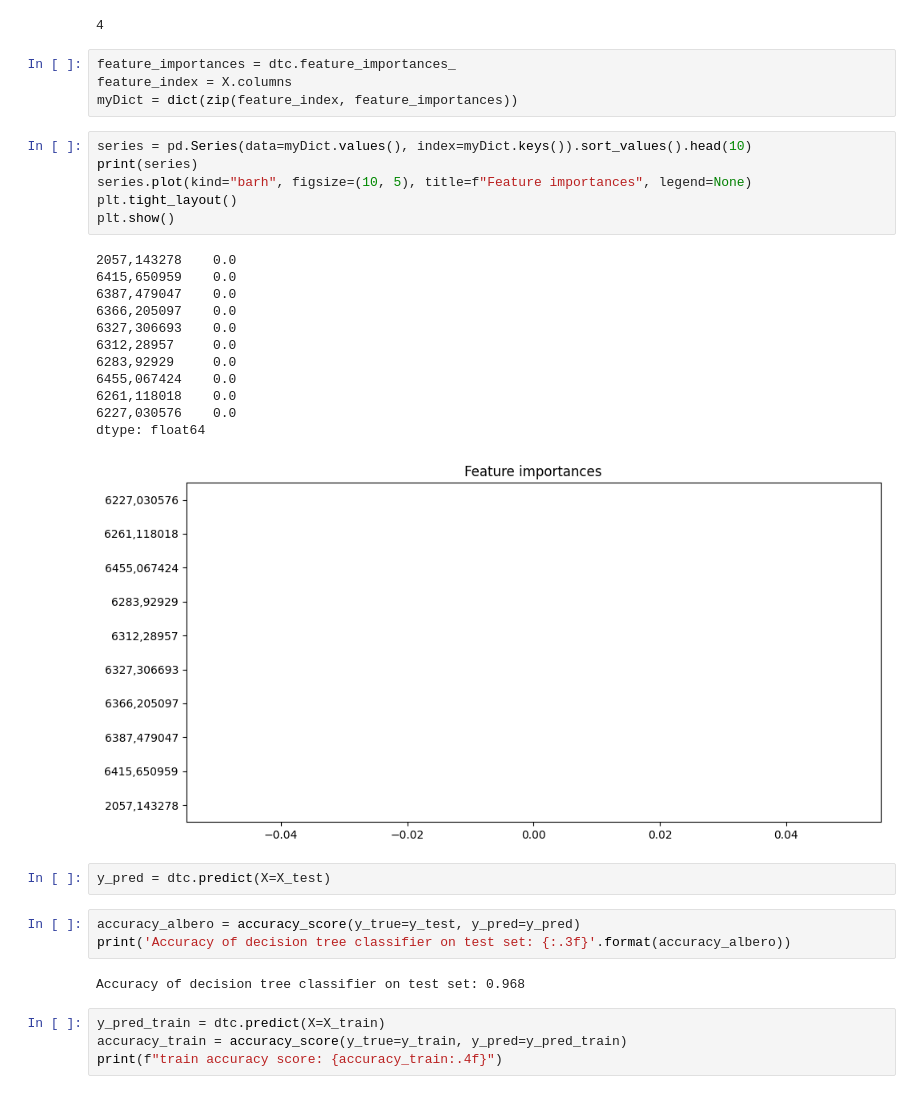
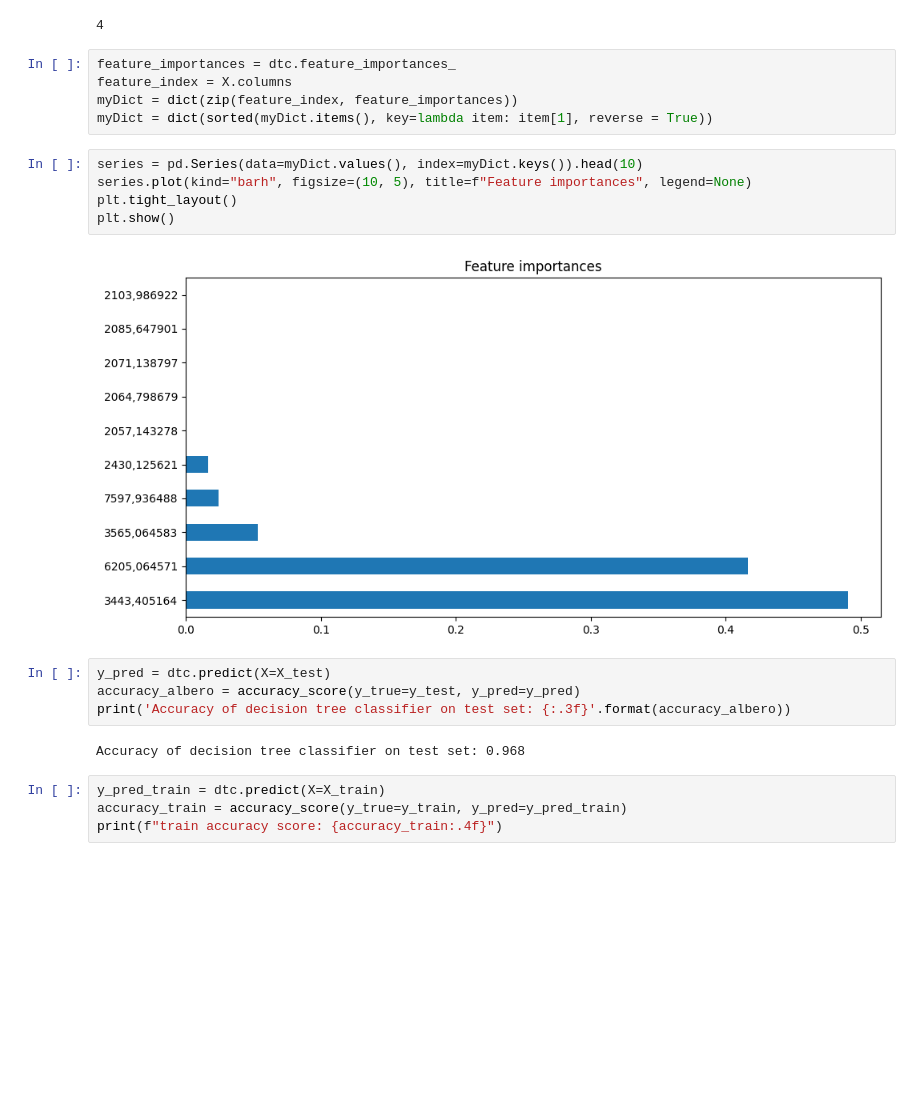
Before and after one commit to gabrielepanciotti/Thesis-Streptococcus-Classification, a Jupyter notebook: Streptococcus_classification.ipynb, the cells around one changed output. Saved outputs shown, nothing was run; the diff lists cells and outputs as text; blank space fills up the shorter version.

```diff
--- a/Streptococcus_classification.ipynb
+++ b/Streptococcus_classification.ipynb
@@ -845,28 +836,16 @@ dtc.get_depth()
 feature_importances = dtc.feature_importances_
 feature_index = X.columns
 myDict = dict(zip(feature_index, feature_importances))
+myDict = dict(sorted(myDict.items(), key=lambda item: item[1], reverse = True))
 # %%
-series = pd.Series(data=myDict.values(), index=myDict.keys()).sort_values().head(10)
-print(series)
+series = pd.Series(data=myDict.values(), index=myDict.keys()).head(10)
 series.plot(kind="barh", figsize=(10, 5), title=f"Feature importances", legend=None)
 plt.tight_layout()
 plt.show()
 # %% [output]
-2057,143278    0.0
-6415,650959    0.0
-6387,479047    0.0
-6366,205097    0.0
-6327,306693    0.0
-6312,28957     0.0
-6283,92929     0.0
-6455,067424    0.0
-6261,118018    0.0
-6227,030576    0.0
-dtype: float64
-[figure, old version]
+[figure, new version]
-# %%
-y_pred = dtc.predict(X=X_test)
 # %%
+y_pred = dtc.predict(X=X_test)
 accuracy_albero = accuracy_score(y_true=y_test, y_pred=y_pred)
 print('Accuracy of decision tree classifier on test set: {:.3f}'.format(accuracy_albero))
 # %% [output]
```
Also changed, not shown: parts of 69 cells of this notebook.
